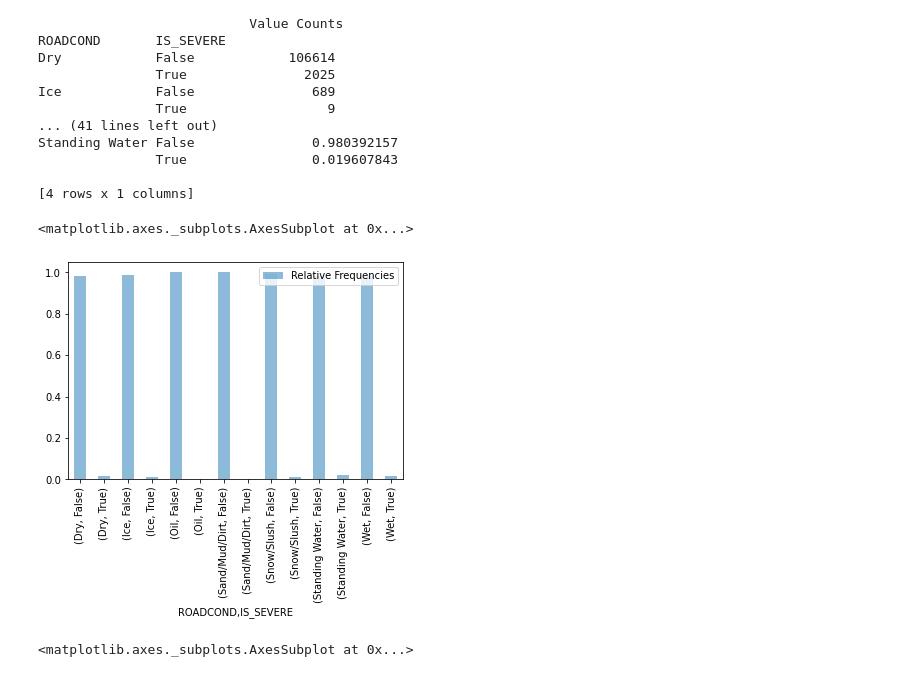
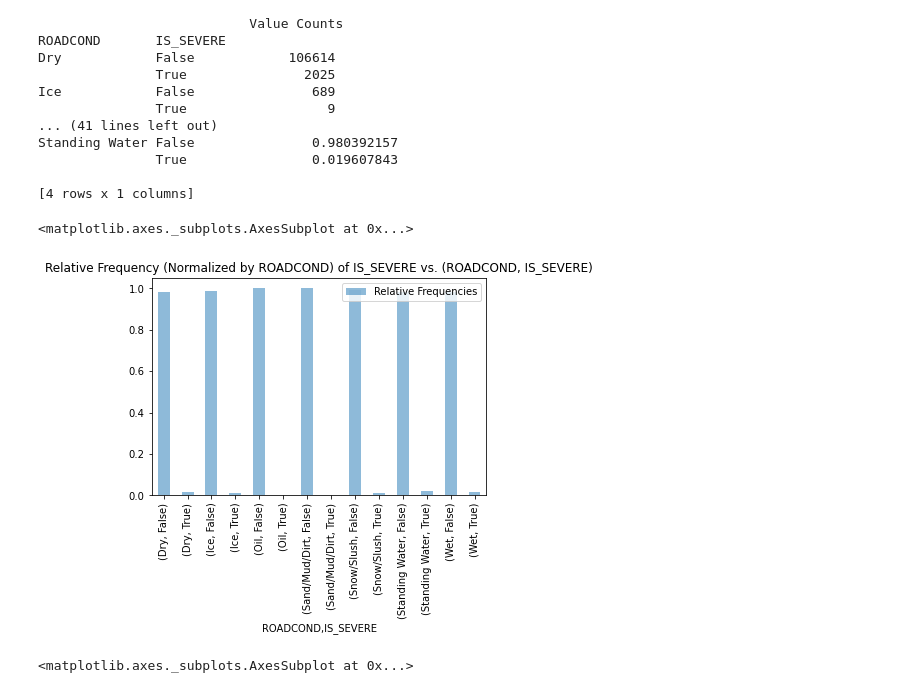
Before and after one commit to cbates79/Coursera_Capstone, a Jupyter notebook: Predicting Motor Vehicle Accident Severity in Seattle, Washington by Oversampling Minority Classes to Achieve Balanced Training Data.ipynb, the cells around one changed output. Cells and saved outputs as stored; diff of their text form; code cells hidden in the pictures.

```diff
--- a/Predicting Motor Vehicle Accident Severity in Seattle, Washington by Oversampling Minority Classes to Achieve Balanced Training Data.ipynb
+++ b/Predicting Motor Vehicle Accident Severity in Seattle, Washington by Oversampling Minority Classes to Achieve Balanced Training Data.ipynb
@@ -582,10 +582,11 @@ Standing Water False               0.980392157
 
 [4 rows x 1 columns]
 # %%
-df_frequencies_by_roadcond.plot.bar(alpha=.5)
+df_frequencies_by_roadcond.plot.bar(alpha=.5,\
+                                   title='Relative Frequency (Normalized by ROADCOND) of IS_SEVERE vs. (ROADCOND, IS_SEVERE)')
 # %% [output]
 <matplotlib.axes._subplots.AxesSubplot at 0x...>
-[figure, old version]
+[figure, new version]
 # %%
 df_frequencies_by_roadcond[df_frequencies_by_roadcond.xs(True, level=1, axis=0) > severity_frequency_cutoff].dropna().plot.bar(alpha=.5,\
     title='Relative Frequency (Normalized by ROADCOND) of IS_SEVERE=True > %f vs. (ROADCOND, IS_SEVERE)' % (severity_frequency_cutoff))
```
Also changed, not shown: parts of 42 cells of this notebook.
